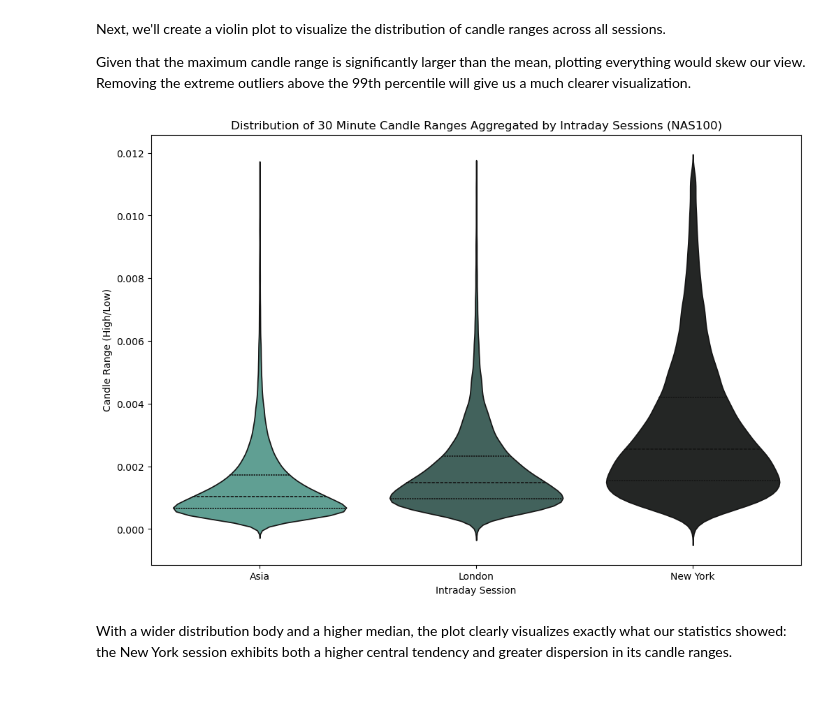
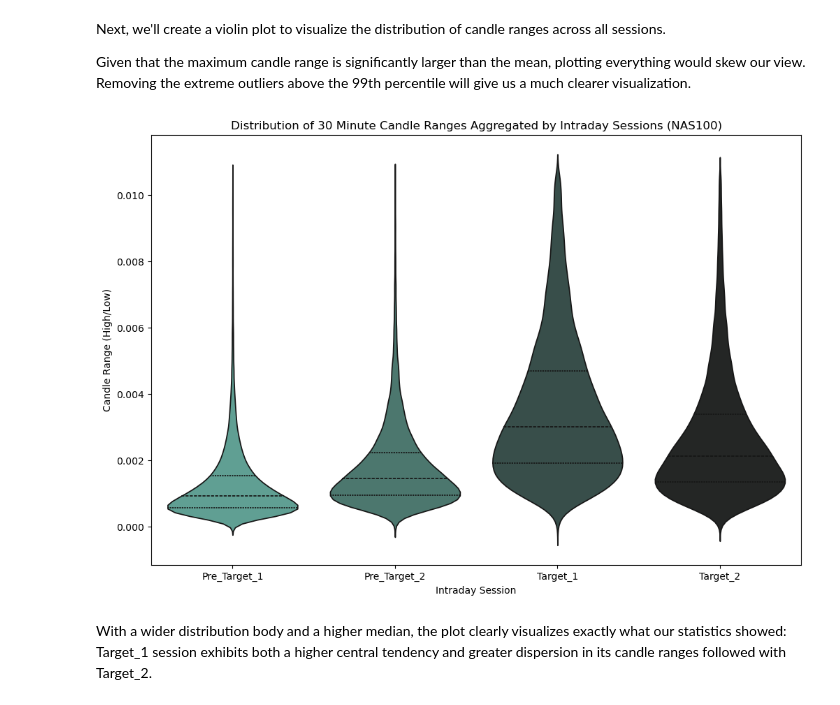
Before and after one commit to KevinTheDuck/ohlc-excursion-model, a Jupyter notebook: notebooks/02_data_analysis.ipynb, the cells around one changed output. Cells and saved outputs as stored; diff of their text form; code cells hidden in the pictures.

Commit message:
Refactored on how intraday session split is done

```diff
--- a/notebooks/02_data_analysis.ipynb
+++ b/notebooks/02_data_analysis.ipynb
@@ -174,28 +195,28 @@ Given that the maximum candle range is significantly larger than the mean, plott
 # %%
 limit = descriptive_stats["Candle_Range"].quantile(0.99)
 candle_range_plot = descriptive_stats.filter(pl.col("Candle_Range") < limit)
 candle_range_plot = candle_range_plot.to_pandas()
 
 plt.figure(figsize=(12, 8))
 
 sns.violinplot(
     data=candle_range_plot,
     x="Intraday_Session",
     y="Candle_Range",
-    order=["Asia", "London", "New York"],
+    order=["Pre_Target_1", "Pre_Target_2", "Target_1", "Target_2"],
     inner="quart",
     density_norm="width",
     palette="dark:#5A9_r",
     hue="Intraday_Session",
 )
 
 plt.title(
     "Distribution of 30 Minute Candle Ranges Aggregated by Intraday Sessions (NAS100)"
 )
 plt.ylabel("Candle Range (High/Low)")
 plt.xlabel("Intraday Session")
 plt.show()
 # %% [output]
-[figure, old version]
+[figure, new version]
 # %% [markdown]
-With a wider distribution body and a higher median, the plot clearly visualizes exactly what our statistics showed: the New York session exhibits both a higher central tendency and greater dispersion in its candle ranges.
+With a wider distribution body and a higher median, the plot clearly visualizes exactly what our statistics showed: Target_1 session exhibits both a higher central tendency and greater dispersion in its candle ranges followed with Target_2.
```
Also changed, not shown: parts of 9 cells of this notebook, 7 other files.
